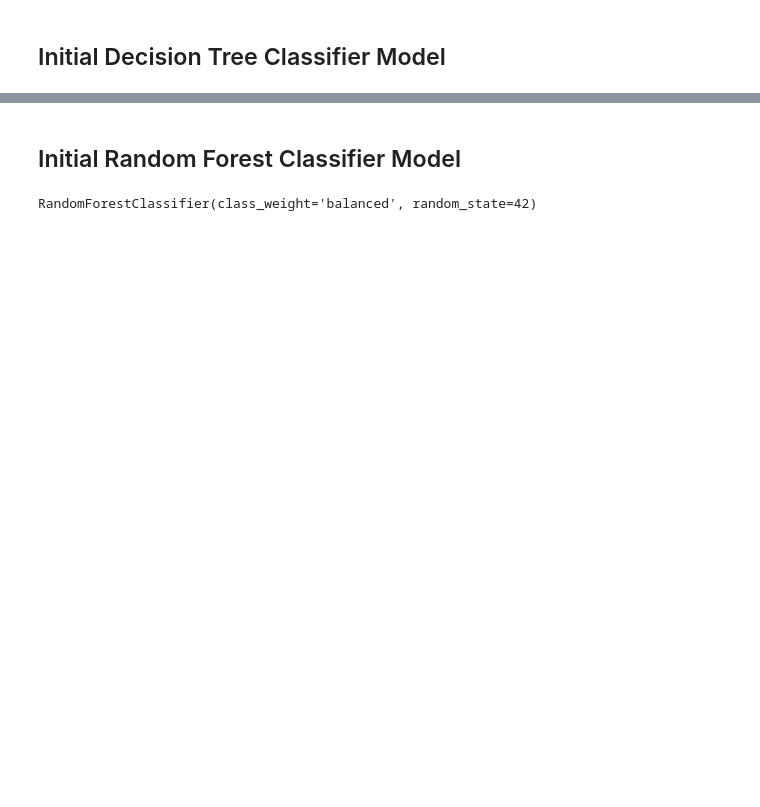
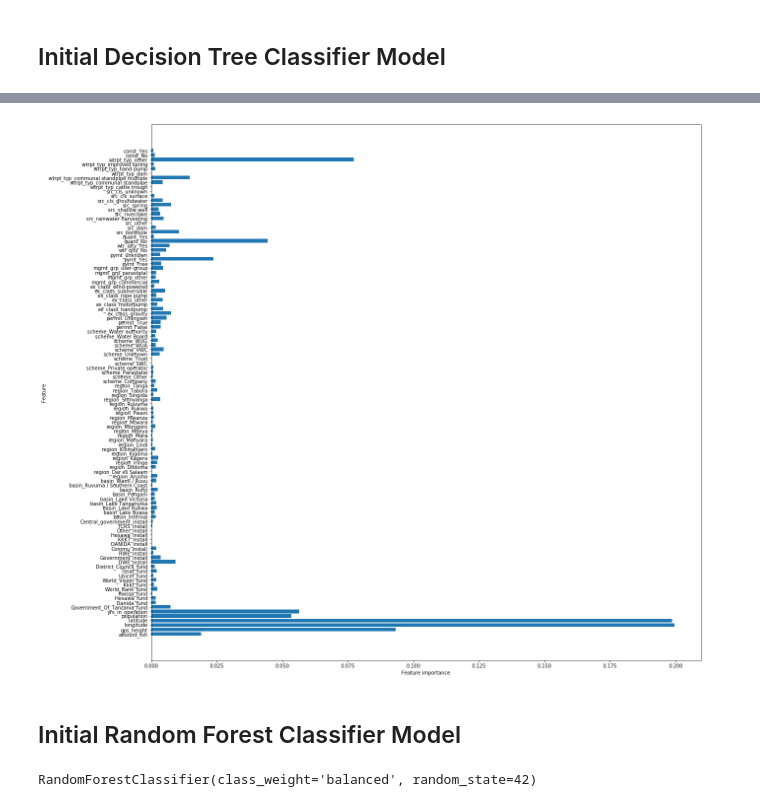
Before and after one commit to tcastanley/Tanzanian-Water-Pump-Analysis, a Jupyter notebook: Tanzanian Water Pump Analysis - Data Modeling Notebook.ipynb, the cells around one changed output, grey strips where cells are left out. Drawn from its saved outputs; the diff is of its cells as text; code cells hidden in the pictures; blank space fills up the shorter version.

```diff
--- a/Tanzanian Water Pump Analysis - Data Modeling Notebook.ipynb
+++ b/Tanzanian Water Pump Analysis - Data Modeling Notebook.ipynb
@@ -995,3 +881,7 @@ functional needs repair       0.37      0.37      0.37      1097
+# %%
+plot_feature_importances(dec_tree)
+# %% [output]
+[figure, added]
 # %%
 # dot_data = export_graphviz(dec_tree, out_file=None,
 #                           feature_names=X.columns,
```
Also changed, not shown: parts of 111 cells of this notebook, 5 other files.
